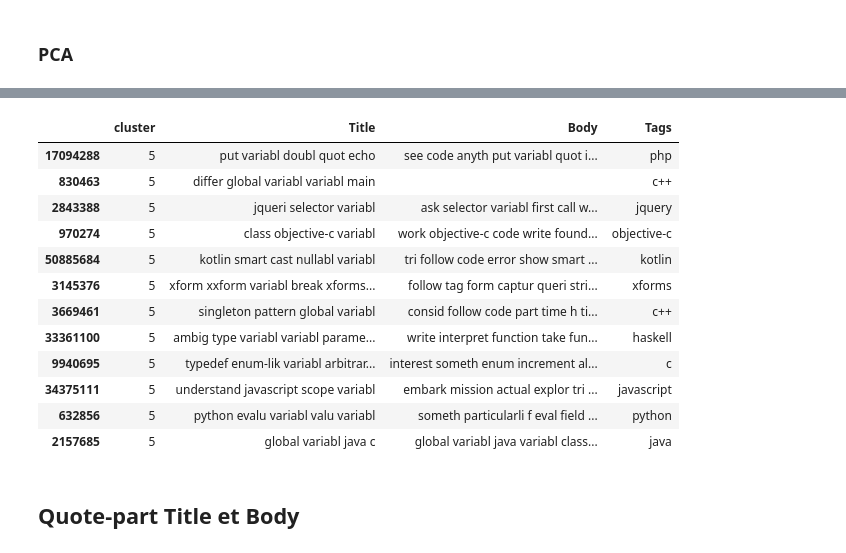
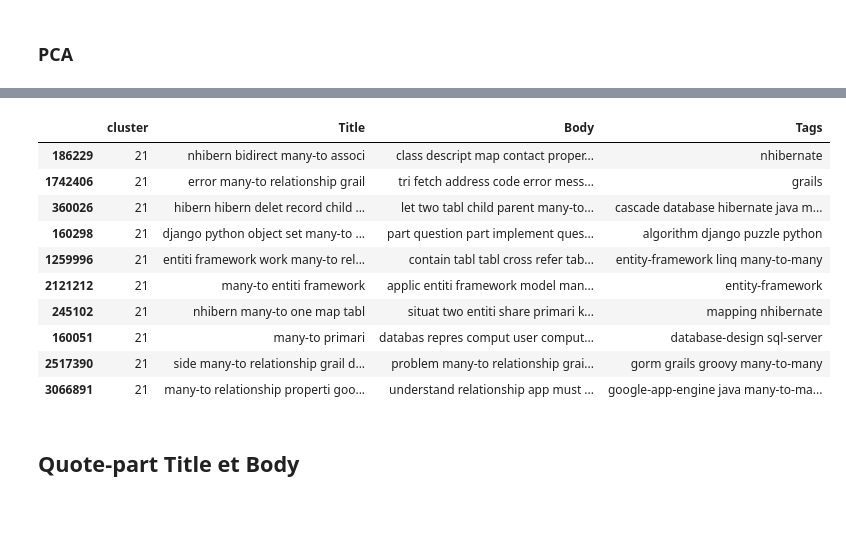
Before and after one commit to FKO78/OC-ds-p6, a Jupyter notebook: P6_Catégorisez_automatiquement_des_questions_MODELISATION.ipynb, the cells around one changed output, grey strips where cells are left out. Saved outputs shown, nothing was run; the diff lists cells and outputs as text; code cells hidden in the pictures; blank space fills up the shorter version.

```diff
--- a/P6_Catégorisez_automatiquement_des_questions_MODELISATION.ipynb
+++ b/P6_Catégorisez_automatiquement_des_questions_MODELISATION.ipynb
@@ -186,0 +193,3 @@ train.shape
+# %%
+train = train.sample(10000)
+len(train.Tags.unique())
@@ -193,8 +204,7 @@ dict_tfidf = defaultdict(dict)
 for col in ['Title', 'Body']:
     X = train[col].copy()
 
-    dict_tfidf['vector'][col] = TfidfVectorizer(token_pattern=REGEX, \
-                                                min_df=DICT_COLS[col]).fit(X)
+    dict_tfidf['vector'][col] = TfidfVectorizer(token_pattern=REGEX).fit(X)
     v_tfidf = dict_tfidf['vector'][col].transform(X)
     cols = dict_tfidf['vector'][col].get_feature_names()
     dict_tfidf['df'][col] = pd.DataFrame(v_tfidf.todense().tolist(), \
@@ -230,15 +240,15 @@ PCA 2 composants: [0.00742094 0.00658668] 0.014007622090083428
 # %%
-fig = plt.figure(figsize=(10, 5))
 # Iteration de clustering kmeans avec des nb de clusters différents
 silhouettes = []
-cluster_range = range(200, 700, 50)
+cluster_range = range(10, 150, 10)
 for n in cluster_range:
     myclust = cluster.KMeans(n_clusters=n, random_state=1)
     myclust.fit(X_scaled)
     silhouettes.append(metrics.silhouette_score(X_scaled, myclust.labels_))
 
-plt.plot(cluster_range, silhouettes, marker='o')
-
 best_cluster = cluster_range[np.argmax(silhouettes)]
 print('best clustering = ', best_cluster)
+
+fig = plt.figure(figsize=(10, 5))
+plt.plot(cluster_range, silhouettes, marker='o')
 # %% [output]
@@ -247,5 +257,5 @@ best clustering =  600
 # %%
-nb_clusters = 650
+nb_clusters = best_cluster
 color = ["#"+''.join([random.choice('0123456789ABCDEF') for j in range(6)])
         for i in range(nb_clusters)]
 
@@ -290,19 +300,17 @@ tfidf.groupby(['cluster'])[['cluster']].count().T.reset_index(drop=True)
 # %%
-tfidf[tfidf.cluster == 5][['cluster']].merge(train[['Title', 'Body', 'Tags']], left_index=True, right_index=True)
+tfidf[tfidf.cluster == 21][['cluster']].merge(train[['Title', 'Body', 'Tags']], left_index=True, right_index=True)
 # %% [output]
 |  | cluster | Title | Body | Tags |
-| 17094288 | 5 | put variabl doubl quot echo | see code anyth put variabl quot i... | php |
-| 830463 | 5 | differ global variabl variabl main |  | c++ |
-| 2843388 | 5 | jqueri selector variabl | ask selector variabl first call w... | jquery |
-| 970274 | 5 | class objective-c variabl | work objective-c code write found... | objective-c |
-| 50885684 | 5 | kotlin smart cast nullabl variabl | tri follow code error show smart ... | kotlin |
-| 3145376 | 5 | xform xxform variabl break xforms... | follow tag form captur queri stri... | xforms |
-| 3669461 | 5 | singleton pattern global variabl | consid follow code part time h ti... | c++ |
-| 33361100 | 5 | ambig type variabl variabl parame... | write interpret function take fun... | haskell |
-| 9940695 | 5 | typedef enum-lik variabl arbitrar... | interest someth enum increment al... | c |
-| 34375111 | 5 | understand javascript scope variabl | embark mission actual explor tri ... | javascript |
-| 632856 | 5 | python evalu variabl valu variabl | someth particularli f eval field ... | python |
-| 2157685 | 5 | global variabl java c | global variabl java variabl class... | java |
+| 186229 | 21 | nhibern bidirect many-to associ | class descript map contact proper... | nhibernate |
+| 1742406 | 21 | error many-to relationship grail | tri fetch address code error mess... | grails |
+| 360026 | 21 | hibern hibern delet record child ... | let two tabl child parent many-to... | cascade database hibernate java m... |
+| 160298 | 21 | django python object set many-to ... | part question part implement ques... | algorithm django puzzle python |
+| 1259996 | 21 | entiti framework work many-to rel... | contain tabl tabl cross refer tab... | entity-framework linq many-to-many |
+| 2121212 | 21 | many-to entiti framework | applic entiti framework model man... | entity-framework |
+| 245102 | 21 | nhibern many-to one map tabl | situat two entiti share primari k... | mapping nhibernate |
+| 160051 | 21 | many-to primari | databas repres comput user comput... | database-design sql-server |
+| 2517390 | 21 | side many-to relationship grail d... | problem many-to relationship grai... | gorm grails groovy many-to-many |
+| 3066891 | 21 | many-to relationship properti goo... | understand relationship app must ... | google-app-engine java many-to-ma... |
 # %% [markdown]
 ## Quote-part Title et Body
 # %%
```
Also changed, not shown: parts of 35 cells of this notebook.
